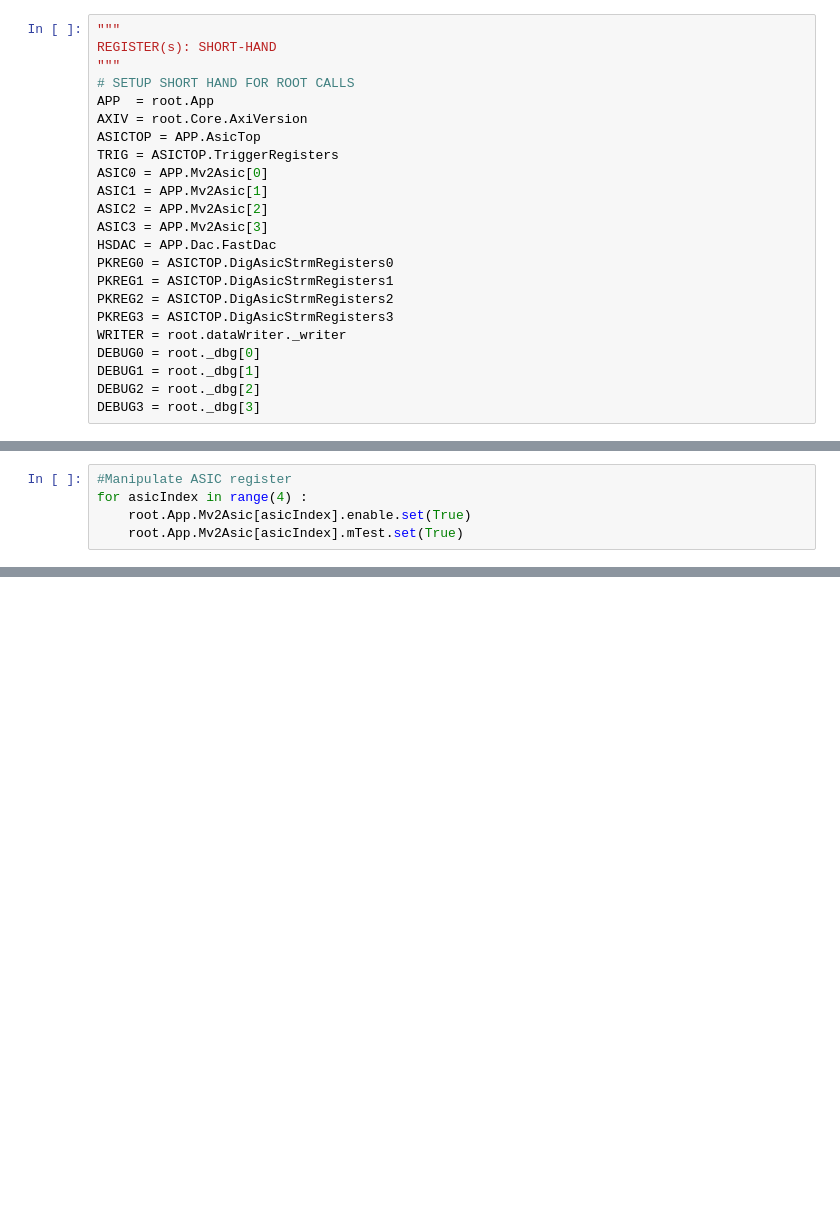
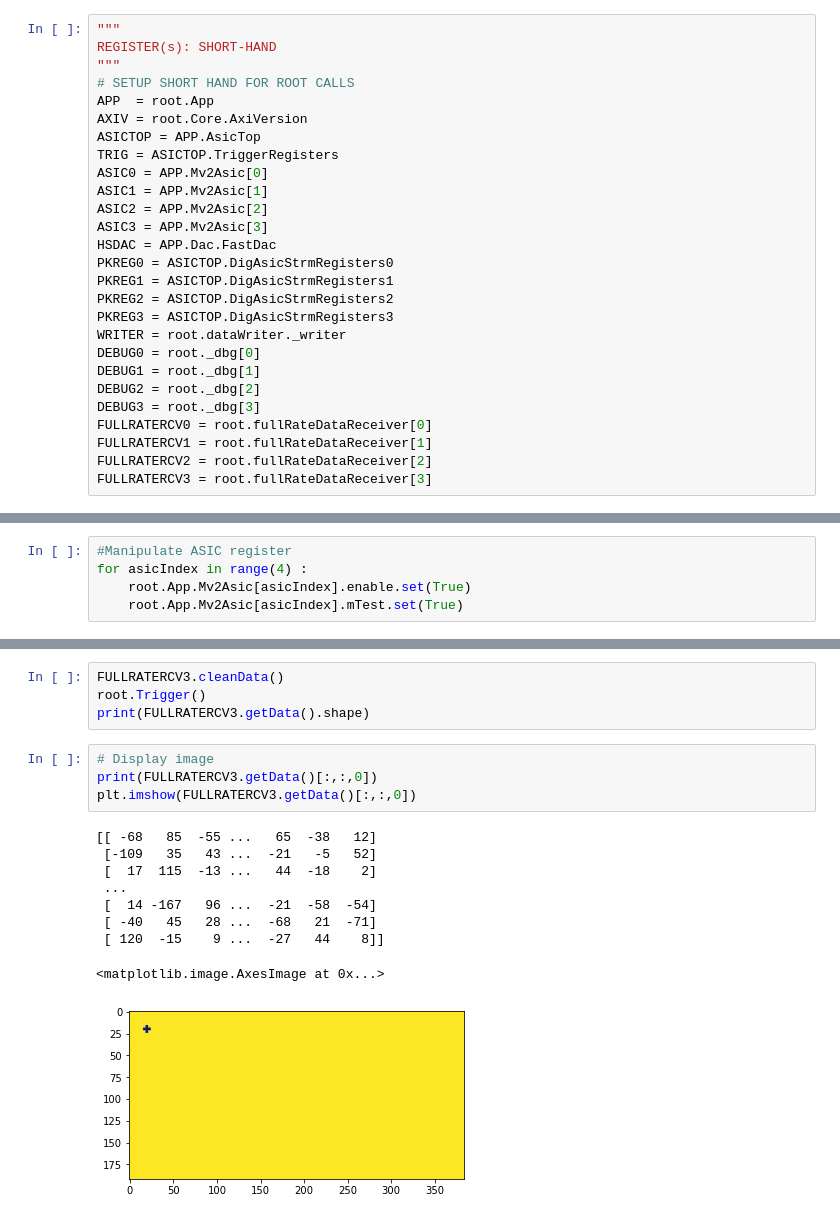
Before and after one commit to slaclab/epix-hr-m-320k, a Jupyter notebook: software/notebook/notebookTemplate.ipynb, the cells around one changed output, grey strips where cells are left out. Saved outputs shown, nothing was run; the diff lists cells and outputs as text; blank space fills up the shorter version.

Commit message:
Added fullRateReceiver and dark application in Jupyter.

```diff
--- a/software/notebook/notebookTemplate.ipynb
+++ b/software/notebook/notebookTemplate.ipynb
@@ -88,6 +88,10 @@ DEBUG0 = root._dbg[0]
 DEBUG1 = root._dbg[1]
 DEBUG2 = root._dbg[2]
 DEBUG3 = root._dbg[3]
+FULLRATERCV0 = root.fullRateDataReceiver[0]
+FULLRATERCV1 = root.fullRateDataReceiver[1]
+FULLRATERCV2 = root.fullRateDataReceiver[2]
+FULLRATERCV3 = root.fullRateDataReceiver[3]
 # %%
 # Set & Read ScratchPad
 print(hex(AXIV.ScratchPad.get()))
@@ -336,0 +288,18 @@ DEBUG3.disableAcq()
+# %%
+FULLRATERCV3.cleanData()
+root.Trigger()
+print(FULLRATERCV3.getData().shape)
+# %%
+# Display image
+print(FULLRATERCV3.getData()[:,:,0])
+plt.imshow(FULLRATERCV3.getData()[:,:,0])
+# %% [output]
+[[ -68   85  -55 ...   65  -38   12]
+ [-109   35   43 ...  -21   -5   52]
+ [  17  115  -13 ...   44  -18    2]
+ ...
+ [  14 -167   96 ...  -21  -58  -54]
+ [ -40   45   28 ...  -68   21  -71]
+ [ 120  -15    9 ...  -27   44    8]]
+<matplotlib.image.AxesImage at 0x...>
+[figure, added]
```
Also changed, not shown: parts of 23 cells of this notebook, 1 other file.
